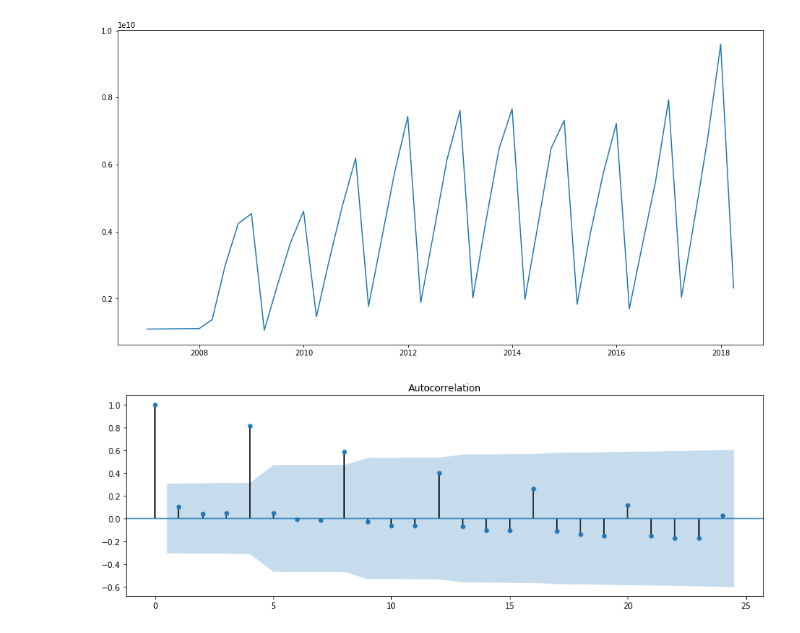
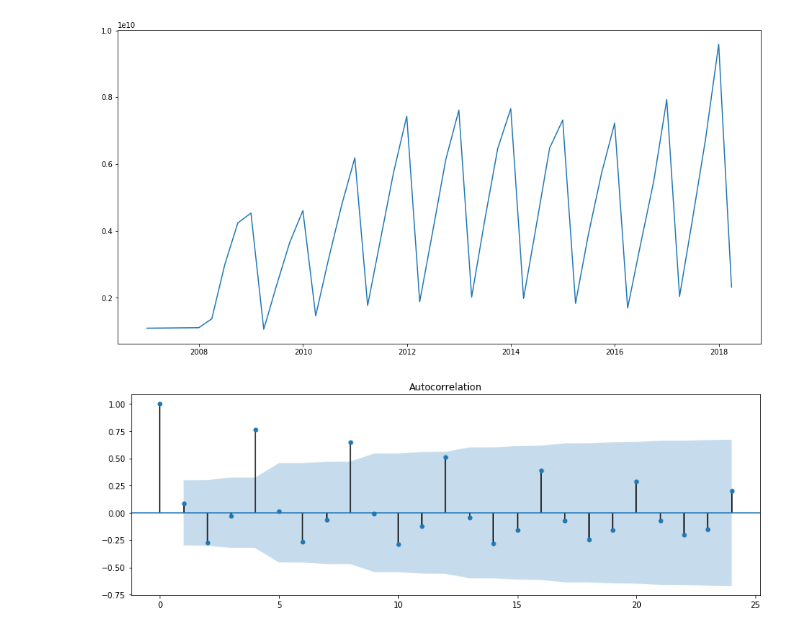
Before and after one commit to hyang1985/-, a Jupyter notebook: 上市公司营收预测.ipynb, the cells around one changed output. Drawn from its saved outputs; the diff is of its cells as text; code cells hidden in the pictures.

```diff
--- a/上市公司营收预测.ipynb
+++ b/上市公司营收预测.ipynb
@@ -249,11 +253,11 @@ plt.plot(Income['REVENUE'].groupby(Income.index).mean())
 # %%
 fig = plt.figure(figsize=(12,8))
 ax1 = fig.add_subplot(211)
-sm.graphics.tsa.plot_acf(dtemp.groupby(dtemp.index).mean(), lags=24,ax=ax1)
+sm.graphics.tsa.plot_acf(Income['REVENUE'].groupby(Income.index).mean(), lags=24,ax=ax1)
 ax1.xaxis.set_ticks_position('bottom')
 fig.tight_layout()
 # %% [output]
-[figure, old version]
+[figure, new version]
 # %%
 #Income.index=pd.DatetimeIndex(start='2008Q4', end='2018Q1', freq='Q')
 dtemp=Income['REVENUE'].groupby(Income.index).mean()
```
Also changed, not shown: parts of 17 cells of this notebook.
